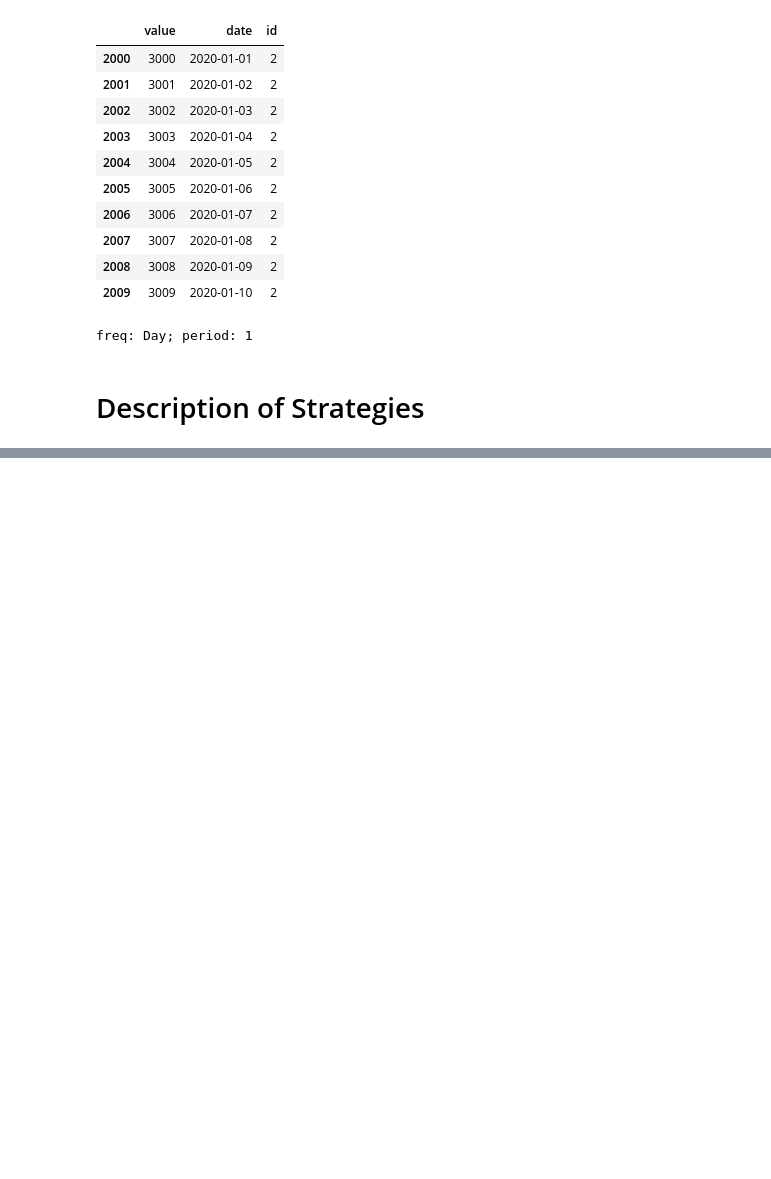
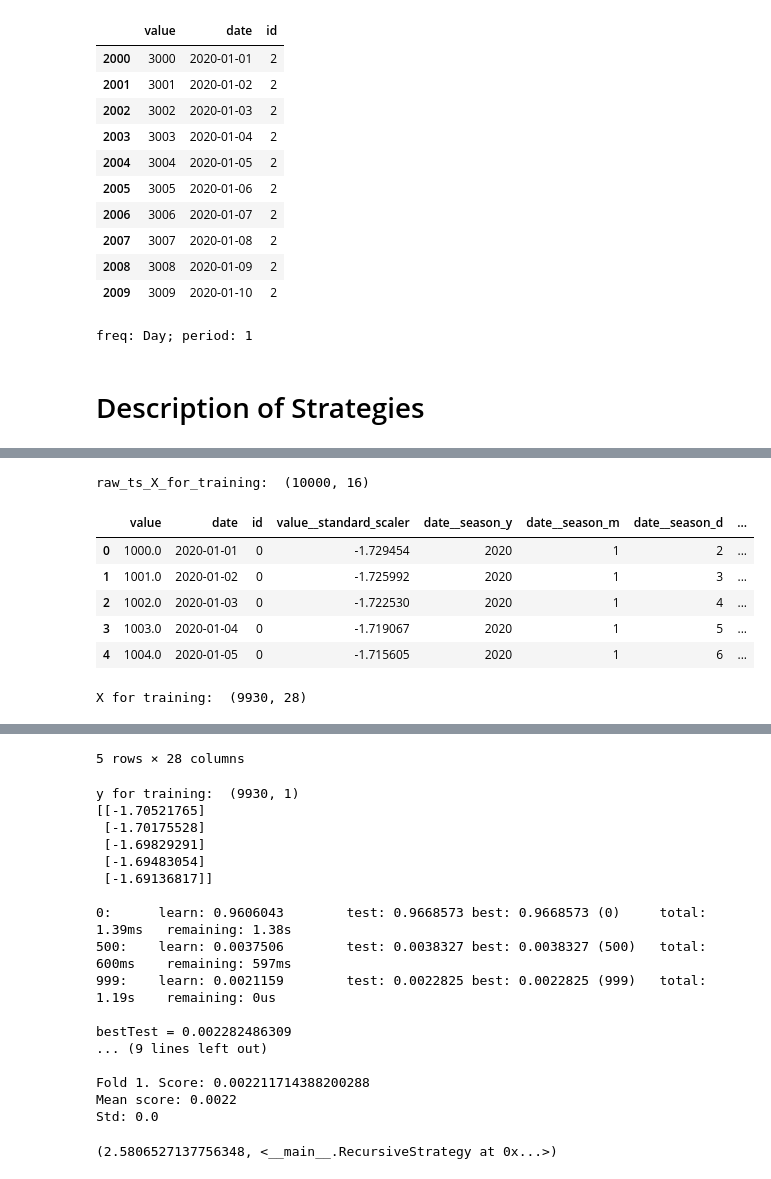
Before and after one commit to sb-ai-lab/tsururu, a Jupyter notebook: Tutorial_2_Strategies.ipynb, the cells around one changed output, grey strips where cells are left out. Cells and saved outputs as stored; diff of their text form; code cells hidden in the pictures; blank space fills up the shorter version.

```diff
--- a/Tutorial_2_Strategies.ipynb
+++ b/Tutorial_2_Strategies.ipynb
@@ -608,0 +985,20 @@ strategy = MIMOStrategy(
+# %%
+pipeline = Pipeline.easy_setup(dataset_params, pipeline_easy_params, multivariate=False)
+
+strategy = RecursiveStrategy(
+    horizon=horizon,
+    history=history,
+    pipeline=pipeline,
+    trainer=trainer,
+)
+# %%
+strategy.fit(dataset)
+# %% [output]
+raw_ts_X_for_training:  (10000, 16)
+|  | value | date | id | value__standard_scaler | date__season_y | date__season_m | date__season_d | ... |
+| 0 | 1000.0 | 2020-01-01 | 0 | -1.729454 | 2020 | 1 | 2 | ... |
+| 1 | 1001.0 | 2020-01-02 | 0 | -1.725992 | 2020 | 1 | 3 | ... |
+| 2 | 1002.0 | 2020-01-03 | 0 | -1.722530 | 2020 | 1 | 4 | ... |
+| 3 | 1003.0 | 2020-01-04 | 0 | -1.719067 | 2020 | 1 | 5 | ... |
+| 4 | 1004.0 | 2020-01-05 | 0 | -1.715605 | 2020 | 1 | 6 | ... |
+X for training:  (9930, 28)
@@ -608,0 +1011,19 @@ strategy = MIMOStrategy(
+5 rows × 28 columns
+y for training:  (9930, 1)
+[[-1.70521765]
+ [-1.70175528]
+ [-1.69829291]
+ [-1.69483054]
+ [-1.69136817]]
+
+0:      learn: 0.9606043        test: 0.9668573 best: 0.9668573 (0)     total: 1.39ms   remaining: 1.38s
+500:    learn: 0.0037506        test: 0.0038327 best: 0.0038327 (500)   total: 600ms    remaining: 597ms
+999:    learn: 0.0021159        test: 0.0022825 best: 0.0022825 (999)   total: 1.19s    remaining: 0us
+
+bestTest = 0.002282486309
+... (9 lines left out)
+
+Fold 1. Score: 0.002211714388200288
+Mean score: 0.0022
+Std: 0.0
+(2.5806527137756348, <__main__.RecursiveStrategy at 0x...>)
```
Also changed, not shown: parts of 79 cells of this notebook, 13 other files.
